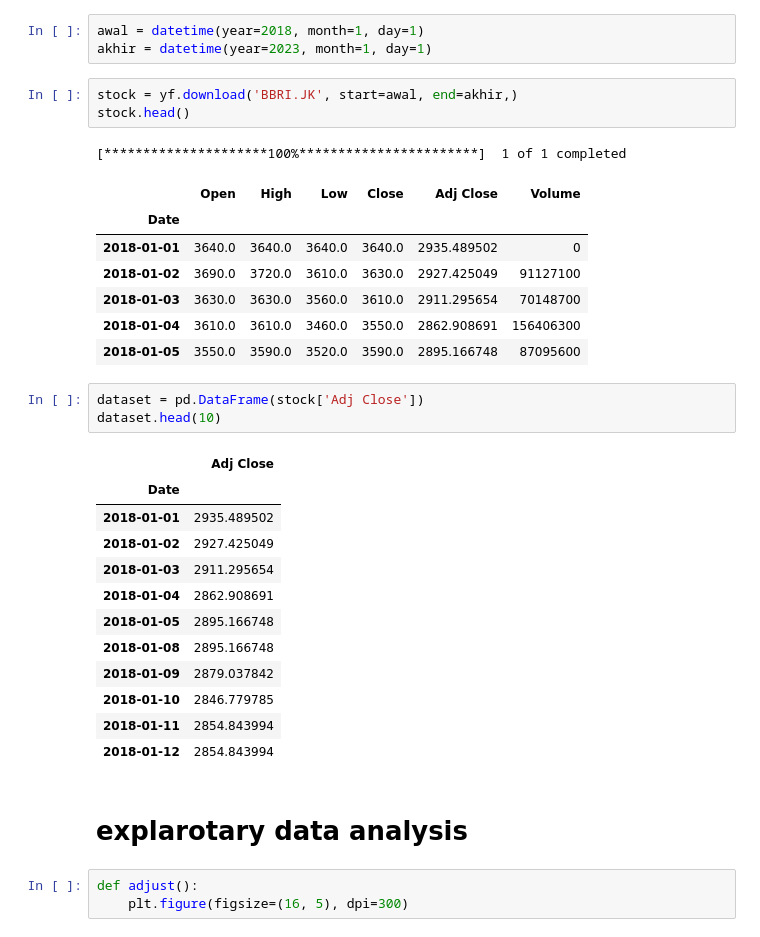
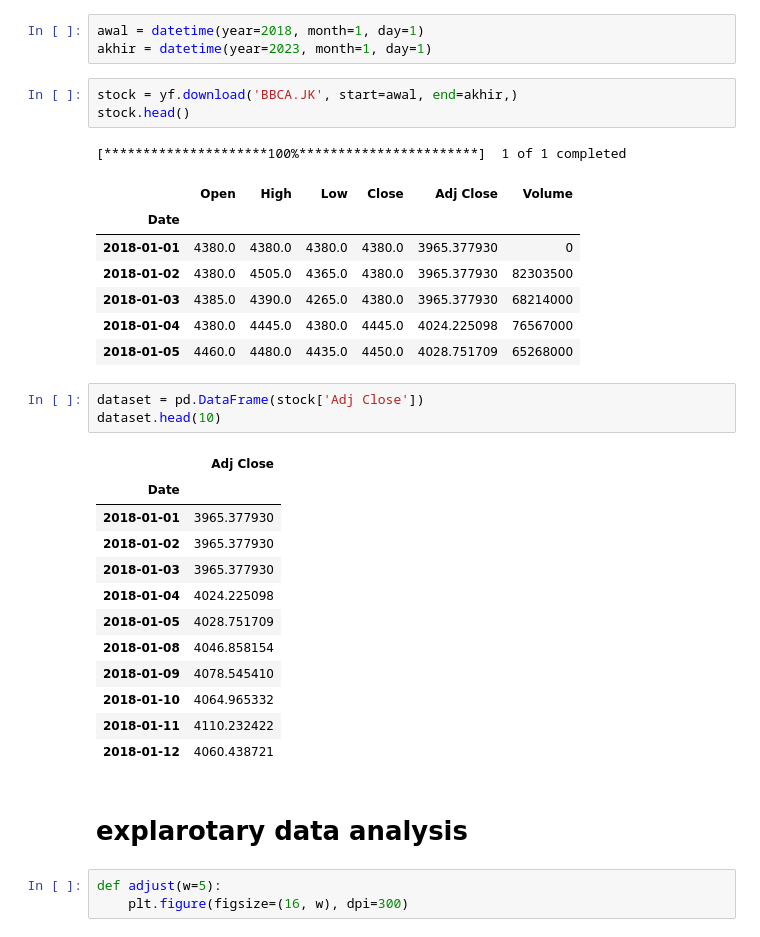
Before and after one commit to yandiher/time_series, a Jupyter notebook: bbri_time series.ipynb, the cells around one changed output. Drawn from its saved outputs; the diff is of its cells as text.

```diff
--- a/bbri_time series.ipynb
+++ b/bbri_time series.ipynb
@@ -15,35 +17,35 @@ from datetime import datetime
 awal = datetime(year=2018, month=1, day=1)
 akhir = datetime(year=2023, month=1, day=1)
 # %%
-stock = yf.download('BBRI.JK', start=awal, end=akhir,)
+stock = yf.download('BBCA.JK', start=awal, end=akhir,)
 stock.head()
 # %% [output]
 [*********************100%***********************]  1 of 1 completed
 |  | Open | High | Low | Close | Adj Close | Volume |
 | Date |  |  |  |  |  |  |
-| 2018-01-01 | 3640.0 | 3640.0 | 3640.0 | 3640.0 | 2935.489502 | 0 |
-| 2018-01-02 | 3690.0 | 3720.0 | 3610.0 | 3630.0 | 2927.425049 | 91127100 |
-| 2018-01-03 | 3630.0 | 3630.0 | 3560.0 | 3610.0 | 2911.295654 | 70148700 |
-| 2018-01-04 | 3610.0 | 3610.0 | 3460.0 | 3550.0 | 2862.908691 | 156406300 |
-| 2018-01-05 | 3550.0 | 3590.0 | 3520.0 | 3590.0 | 2895.166748 | 87095600 |
+| 2018-01-01 | 4380.0 | 4380.0 | 4380.0 | 4380.0 | 3965.377930 | 0 |
+| 2018-01-02 | 4380.0 | 4505.0 | 4365.0 | 4380.0 | 3965.377930 | 82303500 |
+| 2018-01-03 | 4385.0 | 4390.0 | 4265.0 | 4380.0 | 3965.377930 | 68214000 |
+| 2018-01-04 | 4380.0 | 4445.0 | 4380.0 | 4445.0 | 4024.225098 | 76567000 |
+| 2018-01-05 | 4460.0 | 4480.0 | 4435.0 | 4450.0 | 4028.751709 | 65268000 |
 # %%
 dataset = pd.DataFrame(stock['Adj Close'])
 dataset.head(10)
 # %% [output]
 |  | Adj Close |
 | Date |  |
-| 2018-01-01 | 2935.489502 |
-| 2018-01-02 | 2927.425049 |
-| 2018-01-03 | 2911.295654 |
-| 2018-01-04 | 2862.908691 |
-| 2018-01-05 | 2895.166748 |
-| 2018-01-08 | 2895.166748 |
-| 2018-01-09 | 2879.037842 |
-| 2018-01-10 | 2846.779785 |
-| 2018-01-11 | 2854.843994 |
-| 2018-01-12 | 2854.843994 |
+| 2018-01-01 | 3965.377930 |
+| 2018-01-02 | 3965.377930 |
+| 2018-01-03 | 3965.377930 |
+| 2018-01-04 | 4024.225098 |
+| 2018-01-05 | 4028.751709 |
+| 2018-01-08 | 4046.858154 |
+| 2018-01-09 | 4078.545410 |
+| 2018-01-10 | 4064.965332 |
+| 2018-01-11 | 4110.232422 |
+| 2018-01-12 | 4060.438721 |
 # %% [markdown]
 # explarotary data analysis
 # %%
-def adjust():
-    plt.figure(figsize=(16, 5), dpi=300)
+def adjust(w=5):
+    plt.figure(figsize=(16, w), dpi=300)
```
Also changed, not shown: parts of 9 cells of this notebook.
